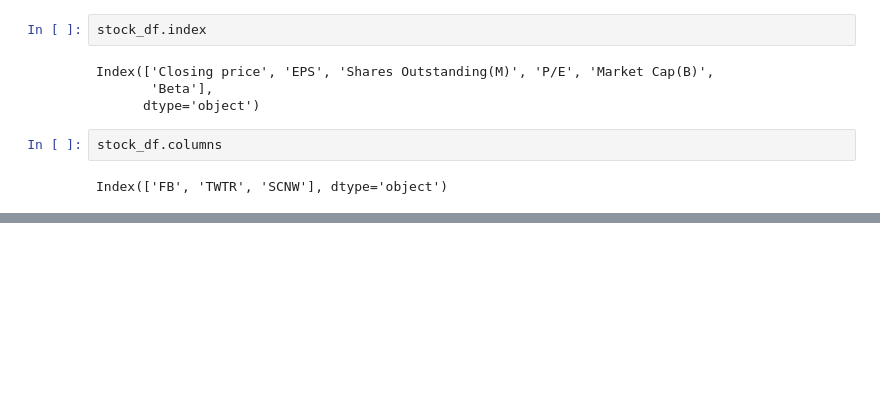
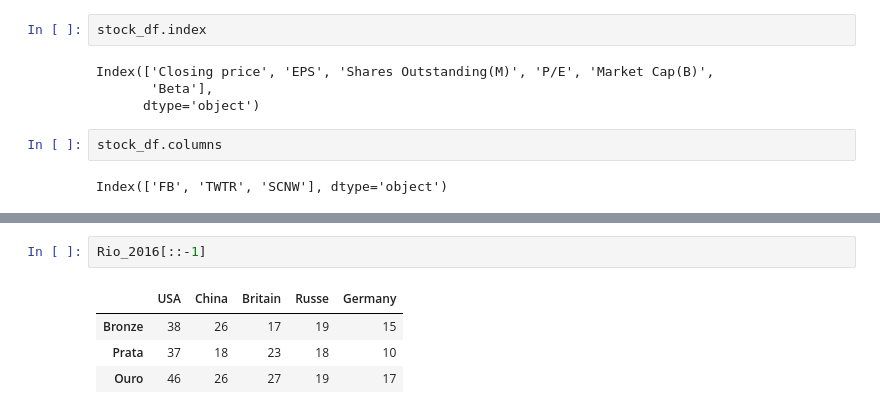
Before and after one commit to michelaap/notebooks, a Jupyter notebook: pandas_dataframes.ipynb, the cells around one changed output, grey strips where cells are left out. Drawn from its saved outputs; the diff is of its cells as text; blank space fills up the shorter version.

```diff
--- a/pandas_dataframes.ipynb
+++ b/pandas_dataframes.ipynb
@@ -71,0 +155,7 @@ Index(['FB', 'TWTR', 'SCNW'], dtype='object')
+# %%
+Rio_2016[::-1]
+# %% [output]
+|  | USA | China | Britain | Russe | Germany |
+| Bronze | 38 | 26 | 17 | 19 | 15 |
+| Prata | 37 | 18 | 23 | 18 | 10 |
+| Ouro | 46 | 26 | 27 | 19 | 17 |
```
Also changed, not shown: parts of 38 cells of this notebook.
